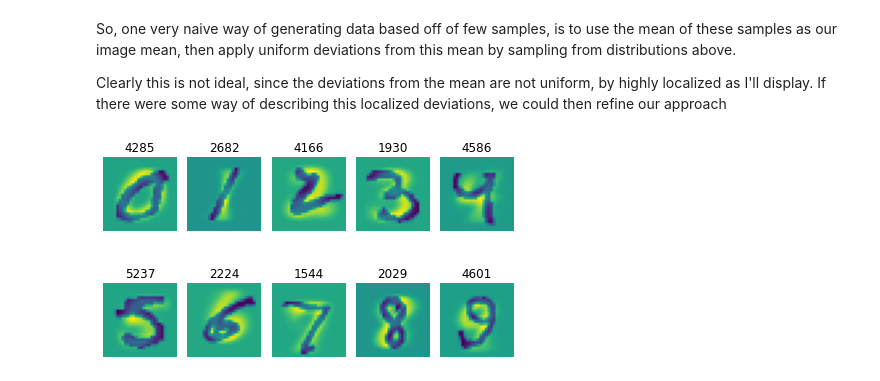
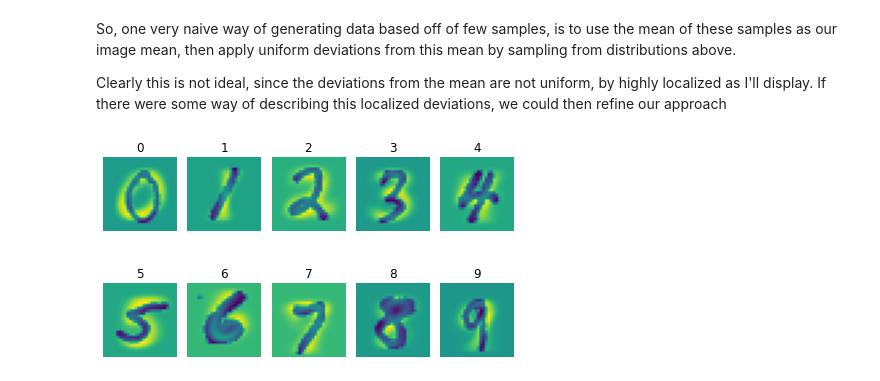
Before and after one commit to Fquico1999/equation_recognition, a Jupyter notebook: notebooks/extending_MNIST.ipynb, the cells around one changed output. Drawn from its saved outputs; the diff is of its cells as text; code cells hidden in the pictures.

```diff
--- a/notebooks/extending_MNIST.ipynb
+++ b/notebooks/extending_MNIST.ipynb
@@ -180,15 +180,15 @@ Clearly this is not ideal, since the deviations from the mean are not uniform, b
 # %%
 fig, ax = plt.subplots(2,5)
 fig.set_facecolor('w')
 
 for i, lbl in enumerate(class_means.keys()):
     idx = np.random.randint(len(class_residuals[lbl]))
     img = class_residuals[lbl][idx]
     ax[i//5, i%5].imshow(img)
     ax[i//5, i%5].axis('off')
-    ax[i//5, i%5].set_title(idx)
+    ax[i//5, i%5].set_title(lbl)
 
 fig.tight_layout()
 plt.show()
 # %% [output]
-[figure, old version]
+[figure, new version]
```
Also changed, not shown: parts of 1 cell of this notebook.
